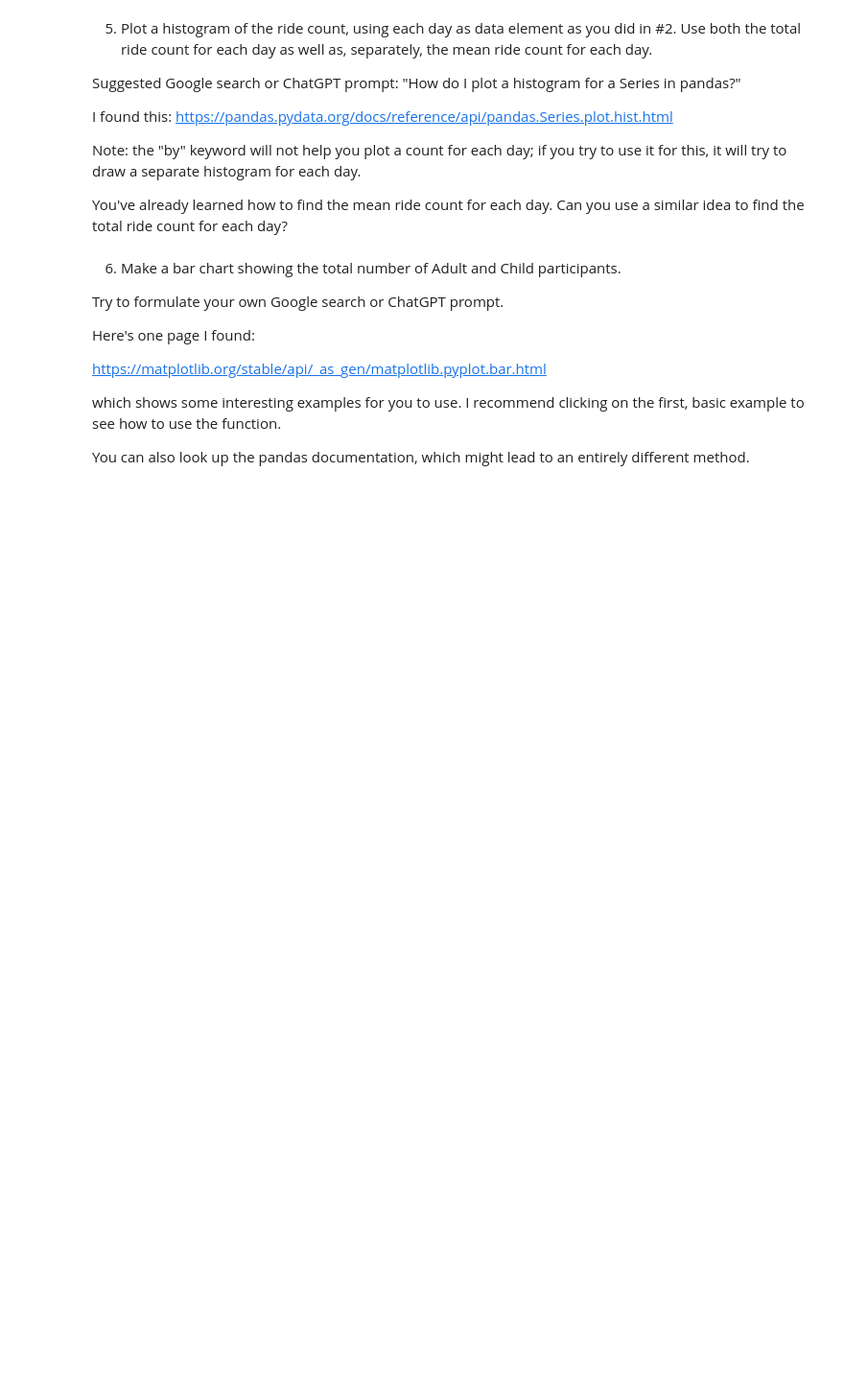
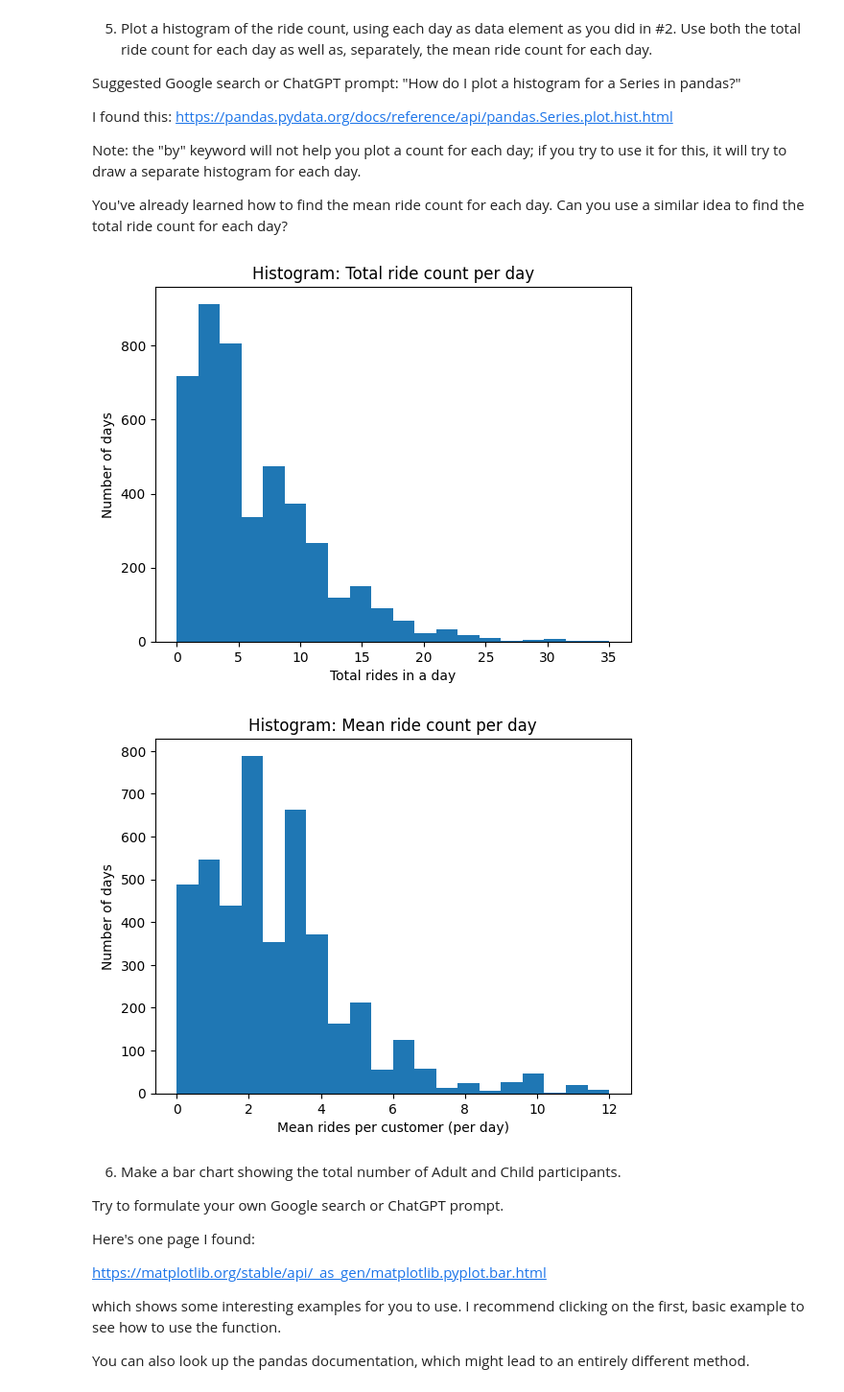
Before and after one commit to aarondan-create/Module-B-semester-2, a Jupyter notebook: OMDS-ModB2-Week3-Daniels-Aaron.ipynb, the cells around one changed output. Shown at 96% size. Drawn from its saved outputs; the diff is of its cells as text; code cells hidden in the pictures; blank space fills up the shorter version.

```diff
--- a/OMDS-ModB2-Week3-Daniels-Aaron.ipynb
+++ b/OMDS-ModB2-Week3-Daniels-Aaron.ipynb
@@ -221,6 +324,31 @@ I found this: https://pandas.pydata.org/docs/reference/api/pandas.Series.plot.hi
 Note: the "by" keyword will not help you plot a count for each day; if you try to use it for this, it will try to draw a separate histogram for each day.
 
 You've already learned how to find the mean ride count for each day.  Can you use a similar idea to find the total ride count for each day?
+# %%
+import matplotlib.pyplot as plt
+
+ride_cols = ["MartianRide", "TeacupRide", "RiverRide"]
+
+df["TotalRides"] = df[ride_cols].sum(axis=1)
+
+total_per_day = df.groupby("VisitDate")["TotalRides"].sum()
+
+mean_per_day = df.groupby("VisitDate")["TotalRides"].mean()
+
+ax = total_per_day.plot.hist(bins=20)
+ax.set_title("Histogram: Total ride count per day")
+ax.set_xlabel("Total rides in a day")
+ax.set_ylabel("Number of days")
+plt.show()
+
+ax = mean_per_day.plot.hist(bins=20)
+ax.set_title("Histogram: Mean ride count per day")
+ax.set_xlabel("Mean rides per customer (per day)")
+ax.set_ylabel("Number of days")
+plt.show()
+# %% [output]
+[figure, added]
+[figure, added]
 # %% [markdown]
 6. Make a bar chart showing the total number of Adult and Child participants.
 
```
Also changed, not shown: parts of 14 cells of this notebook.
